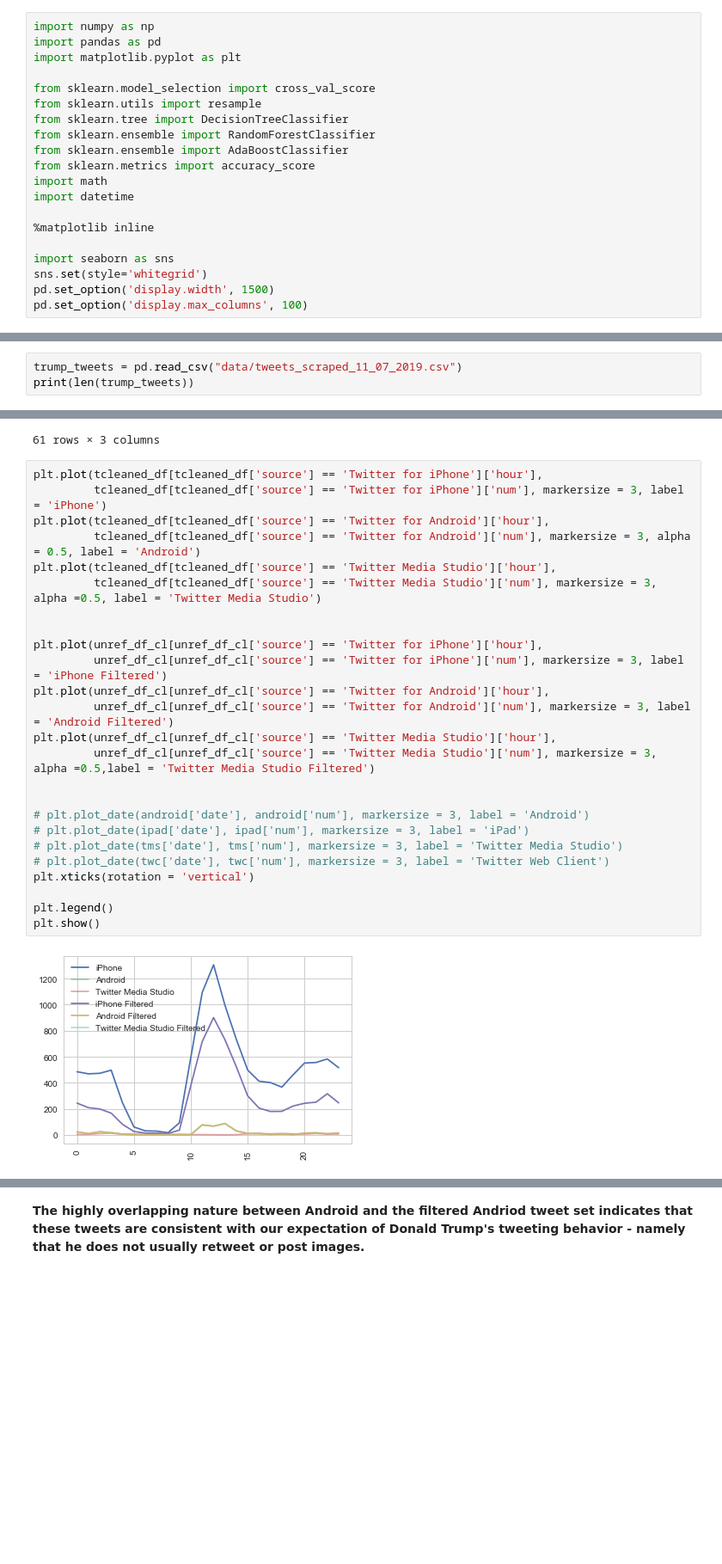
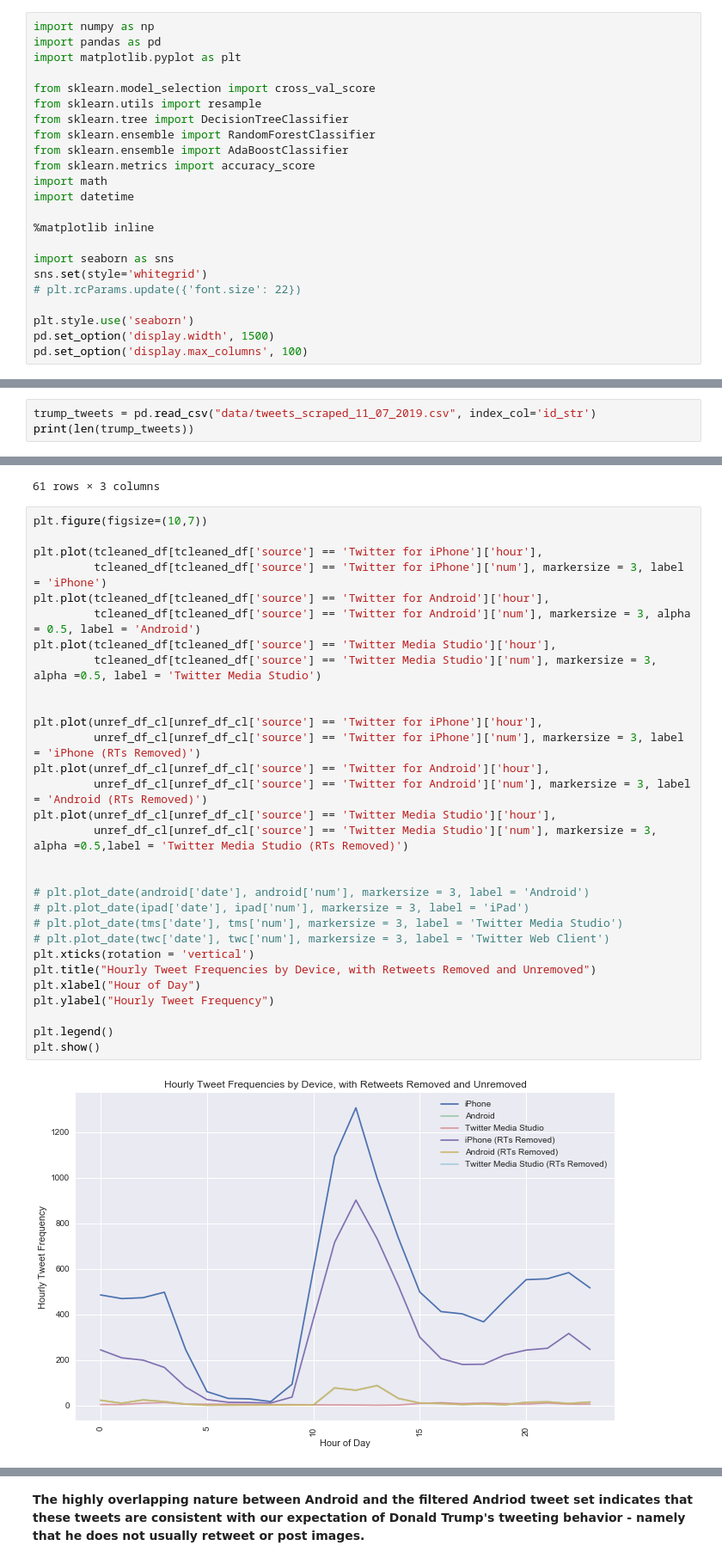
Before and after one commit to ddemarco96/FinalProject40, a Jupyter notebook: Trump_Word_Frequency_Analysis_Roger.ipynb, the cells around one changed output, grey strips where cells are left out. Shown at 86% size. Saved outputs shown, nothing was run; the diff lists cells and outputs as text; blank space fills up the shorter version.

```diff
--- a/Trump_Word_Frequency_Analysis_Roger.ipynb
+++ b/Trump_Word_Frequency_Analysis_Roger.ipynb
@@ -23,12 +23,15 @@ import datetime
 
 import seaborn as sns
 sns.set(style='whitegrid')
+# plt.rcParams.update({'font.size': 22})
+
+plt.style.use('seaborn')
 pd.set_option('display.width', 1500)
 pd.set_option('display.max_columns', 100)
 # %% [markdown]
 ### Viewing the Data
 # %%
-trump_tweets = pd.read_csv("data/tweets_scraped_11_07_2019.csv")
+trump_tweets = pd.read_csv("data/tweets_scraped_11_07_2019.csv", index_col='id_str')
 print(len(trump_tweets))
 # %% [output]
 12323
@@ -381,30 +403,35 @@ unref_df_cl
 | 60 | 23.0 | 246.0 | Twitter for iPhone |
 61 rows × 3 columns
 # %%
+plt.figure(figsize=(10,7))
+
 plt.plot(tcleaned_df[tcleaned_df['source'] == 'Twitter for iPhone']['hour'],
          tcleaned_df[tcleaned_df['source'] == 'Twitter for iPhone']['num'], markersize = 3, label = 'iPhone')
 plt.plot(tcleaned_df[tcleaned_df['source'] == 'Twitter for Android']['hour'],
          tcleaned_df[tcleaned_df['source'] == 'Twitter for Android']['num'], markersize = 3, alpha = 0.5, label = 'Android')
 plt.plot(tcleaned_df[tcleaned_df['source'] == 'Twitter Media Studio']['hour'],
          tcleaned_df[tcleaned_df['source'] == 'Twitter Media Studio']['num'], markersize = 3, alpha =0.5, label = 'Twitter Media Studio')
 
 
 plt.plot(unref_df_cl[unref_df_cl['source'] == 'Twitter for iPhone']['hour'],
-         unref_df_cl[unref_df_cl['source'] == 'Twitter for iPhone']['num'], markersize = 3, label = 'iPhone Filtered')
+         unref_df_cl[unref_df_cl['source'] == 'Twitter for iPhone']['num'], markersize = 3, label = 'iPhone (RTs Removed)')
 plt.plot(unref_df_cl[unref_df_cl['source'] == 'Twitter for Android']['hour'],
-         unref_df_cl[unref_df_cl['source'] == 'Twitter for Android']['num'], markersize = 3, label = 'Android Filtered')
+         unref_df_cl[unref_df_cl['source'] == 'Twitter for Android']['num'], markersize = 3, label = 'Android (RTs Removed)')
 plt.plot(unref_df_cl[unref_df_cl['source'] == 'Twitter Media Studio']['hour'],
-         unref_df_cl[unref_df_cl['source'] == 'Twitter Media Studio']['num'], markersize = 3, alpha =0.5,label = 'Twitter Media Studio Filtered')
+         unref_df_cl[unref_df_cl['source'] == 'Twitter Media Studio']['num'], markersize = 3, alpha =0.5,label = 'Twitter Media Studio (RTs Removed)')
 
 
 # plt.plot_date(android['date'], android['num'], markersize = 3, label = 'Android')
 # plt.plot_date(ipad['date'], ipad['num'], markersize = 3, label = 'iPad')
 # plt.plot_date(tms['date'], tms['num'], markersize = 3, label = 'Twitter Media Studio')
 # plt.plot_date(twc['date'], twc['num'], markersize = 3, label = 'Twitter Web Client')
 plt.xticks(rotation = 'vertical')
+plt.title("Hourly Tweet Frequencies by Device, with Retweets Removed and Unremoved")
+plt.xlabel("Hour of Day")
+plt.ylabel("Hourly Tweet Frequency")
 
 plt.legend()
 plt.show()
 # %% [output]
-[figure, old version]
+[figure, new version]
 # %%
```
Also changed, not shown: parts of 30 cells of this notebook.
